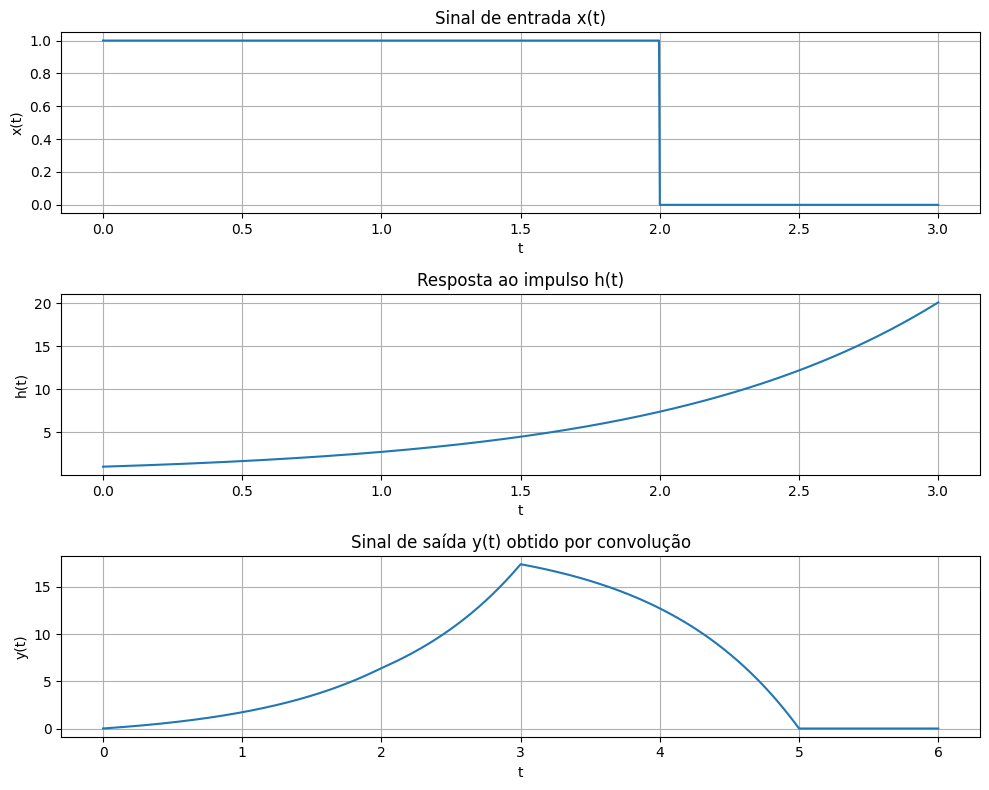
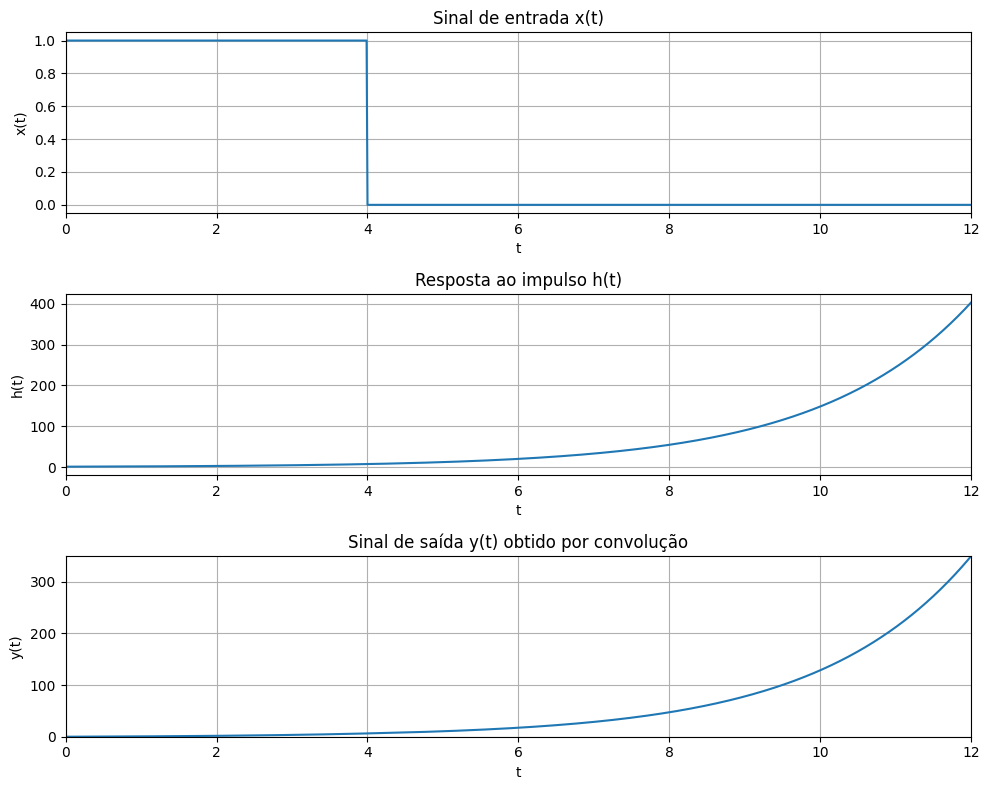
Unified diff of the notebook cell whose output changed from the first chart to the second:
--- before
+++ after
@@ -1,4 +1,4 @@
+t_fim = 12
 x = np.where((t >= 0) & (t < 2), 1, 0)
-
 y = np.convolve(x, h) * (t[1] - t[0])
 t_y = np.linspace(0, 2*t_fim, len(y))
@@ -10,4 +10,5 @@
 axs[0].set_xlabel('t')
 axs[0].set_ylabel('x(t)')
+axs[0].set_xlim(0, 12)
 axs[0].grid()
 
@@ -16,4 +17,5 @@
 axs[1].set_xlabel('t')
 axs[1].set_ylabel('h(t)')
+axs[1].set_xlim(0, 12)
 axs[1].grid()
 
@@ -22,4 +24,6 @@
 axs[2].set_xlabel('t')
 axs[2].set_ylabel('y(t)')
+axs[2].set_xlim(0, 12)
+axs[2].set_ylim(0, 350)
 axs[2].grid()
 

Commit: feat: added answer